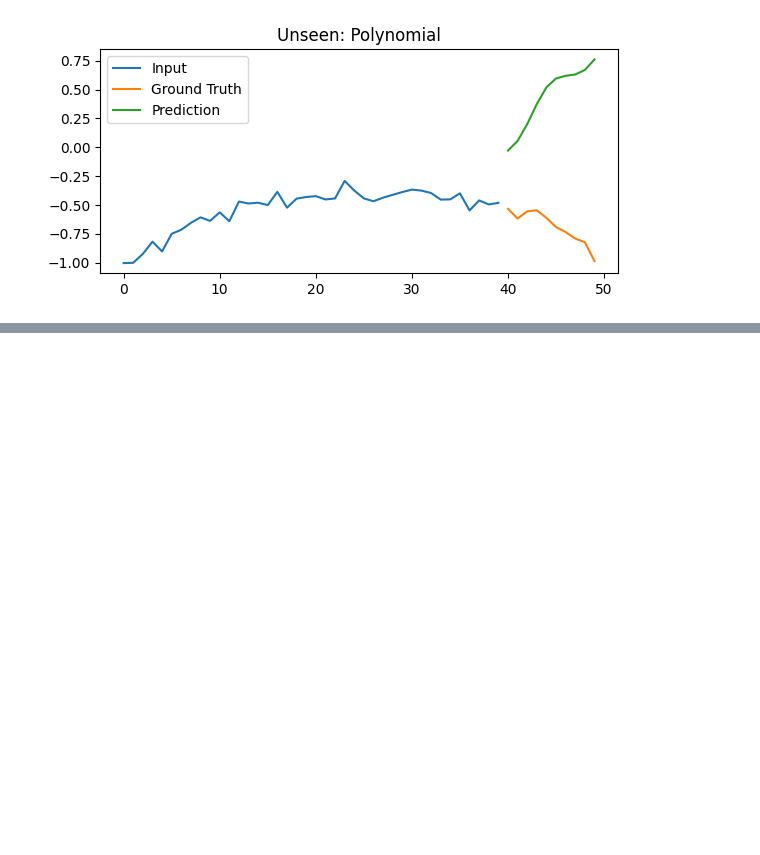
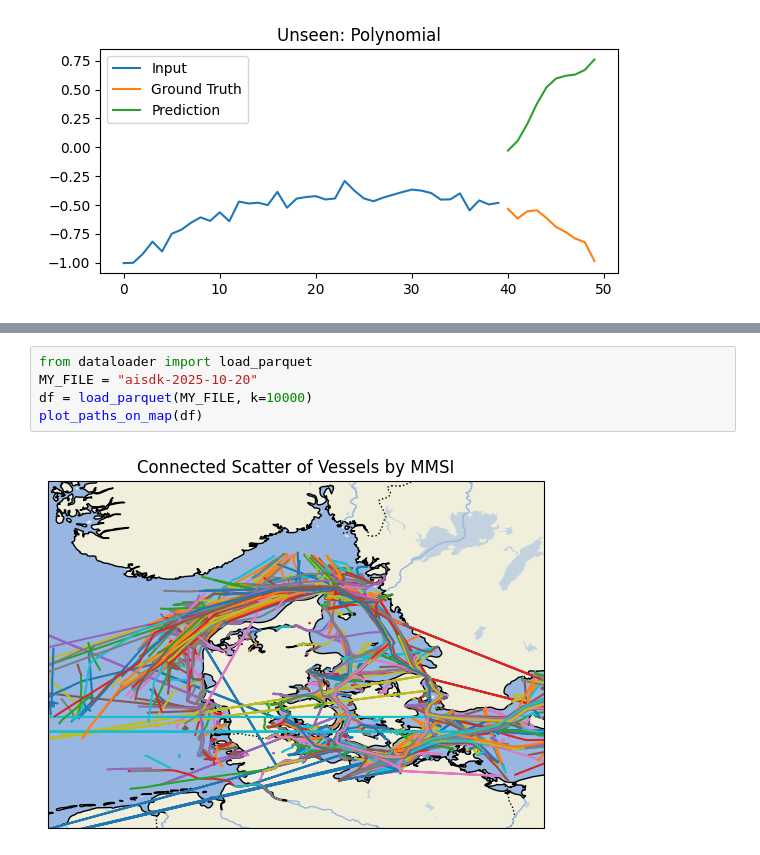
Before and after one commit to veronikal24/DeepLearning, a Jupyter notebook: testing_kevin.ipynb, the cells around one changed output, grey strips where cells are left out. Cells and saved outputs as stored; diff of their text form; blank space fills up the shorter version.

```diff
--- a/testing_kevin.ipynb
+++ b/testing_kevin.ipynb
@@ -483,0 +492,7 @@ for name, f in unseen_funcs:
+# %%
+from dataloader import load_parquet
+MY_FILE = "aisdk-2025-10-20"
+df = load_parquet(MY_FILE, k=10000)
+plot_paths_on_map(df)
+# %% [output]
+[figure, added]
```
Also changed, not shown: parts of 6 cells of this notebook.
